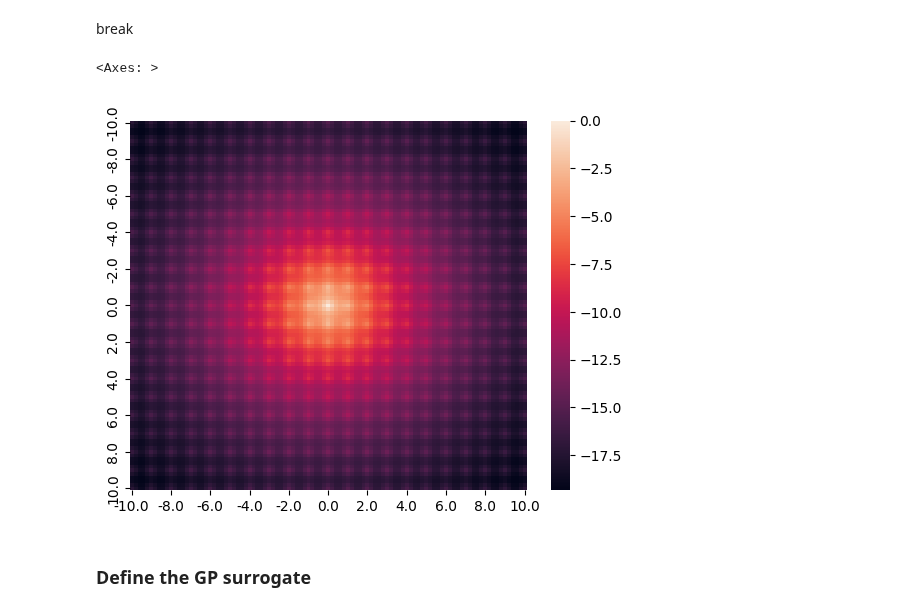
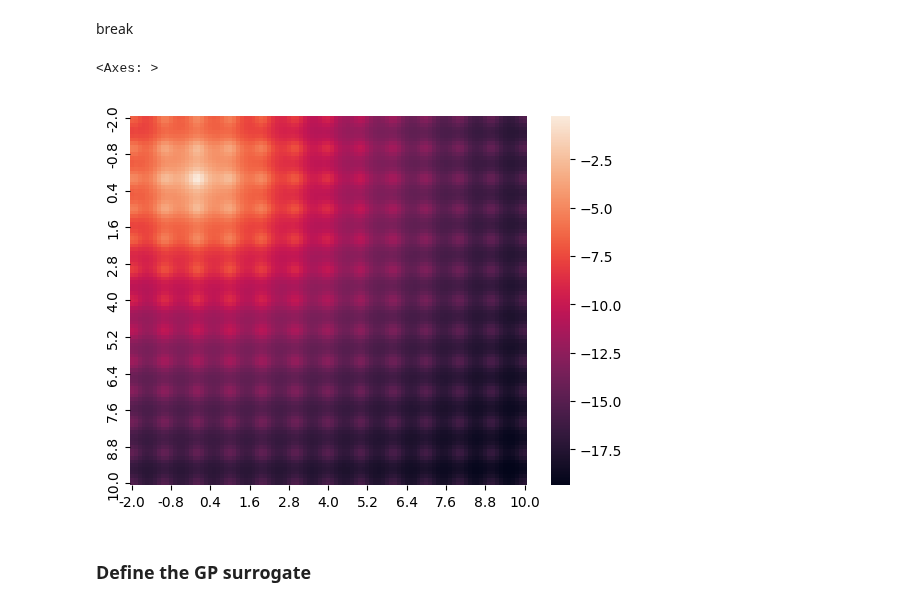
Before and after one commit to Sauciu1/BO-Coli, a Jupyter notebook: notebooks/batch_bayesian_test.ipynb, the cells around one changed output. Drawn from its saved outputs; the diff is of its cells as text; code cells hidden in the pictures.

```diff
--- a/notebooks/batch_bayesian_test.ipynb
+++ b/notebooks/batch_bayesian_test.ipynb
@@ -236,35 +236,35 @@ break
 # %%
 range_parameters = [
     RangeParameterConfig(
-        name="x1", parameter_type="float", bounds=(-10, 10)
+        name="x1", parameter_type="float", bounds=(-2, 10)
     ),
     RangeParameterConfig(
-        name="x2", parameter_type="float", bounds=(-10, 10)
+        name="x2", parameter_type="float", bounds=(-2, 10)
     )
 ]
 
 
 def test_function(x1, x2):
     # Ackley function (commonly used for optimization benchmarks)
     a = 20
     b = 0.2
     c = 2 * math.pi
     sum_sq = 0.5 * (x1**2 + x2**2)
     cos_comp = 0.5 * (math.cos(c * x1) + math.cos(c * x2))
     ackley_grid = -a * math.exp(-b * math.sqrt(sum_sq)) - math.exp(cos_comp) + a + math.exp(1)
     return -ackley_grid
 
 
 import numpy as np
-grid = np.linspace(-10, 10, 101)
+grid = np.linspace(-2, 10, 101)
 x1_grid, x2_grid = np.meshgrid(grid, grid)
 ackley_vals = np.array([test_function(x1, x2) for x1, x2 in zip(x1_grid.ravel(), x2_grid.ravel())]).reshape(x1_grid.shape)
 sns.heatmap(
     pd.DataFrame(ackley_vals, index=np.round(grid, 2), columns=np.round(grid, 2)),
     xticklabels=10,
     yticklabels=10
 )
 # %% [output]
 <Axes: >
-[figure, old version]
+[figure, new version]
 # %%
```
Also changed, not shown: parts of 10 cells of this notebook, 3 other files.
